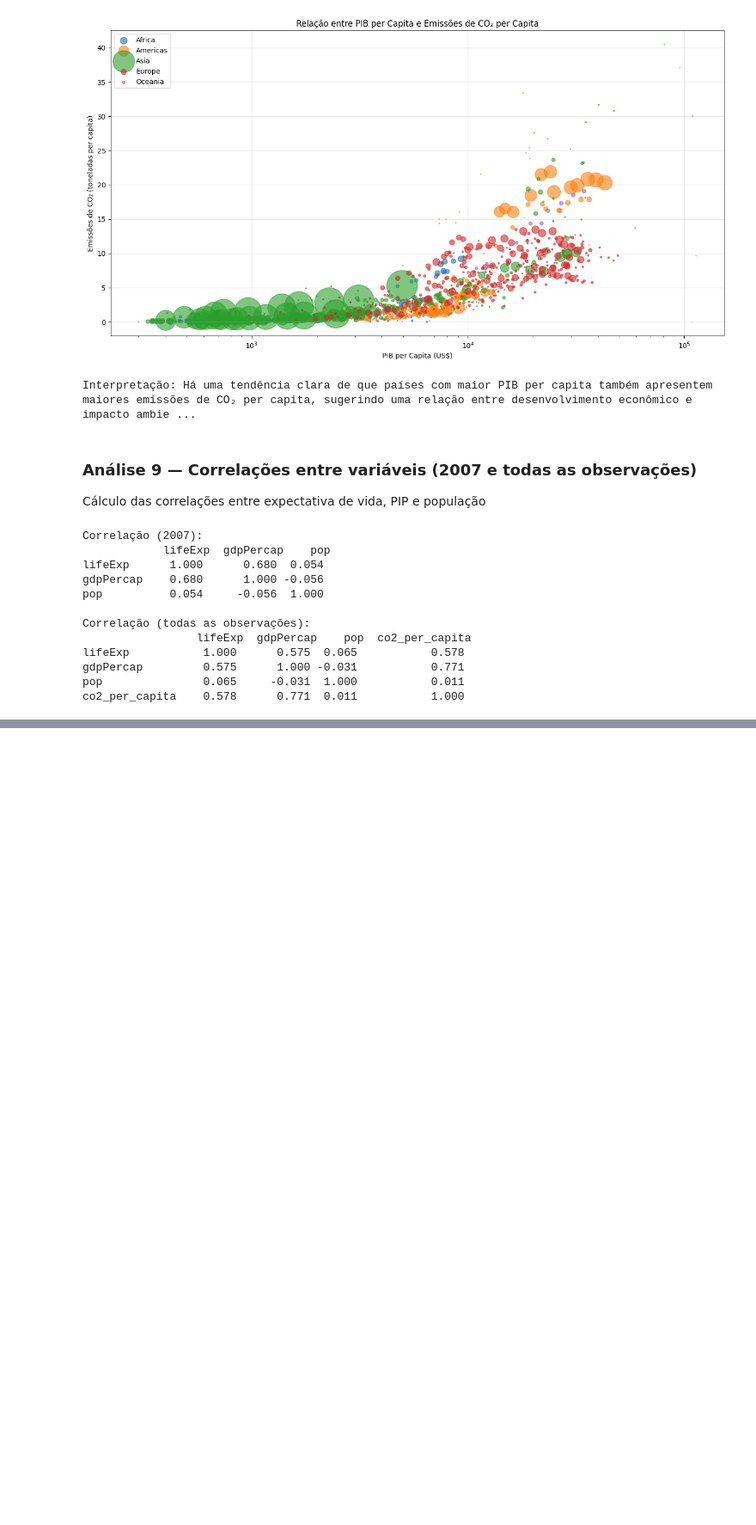
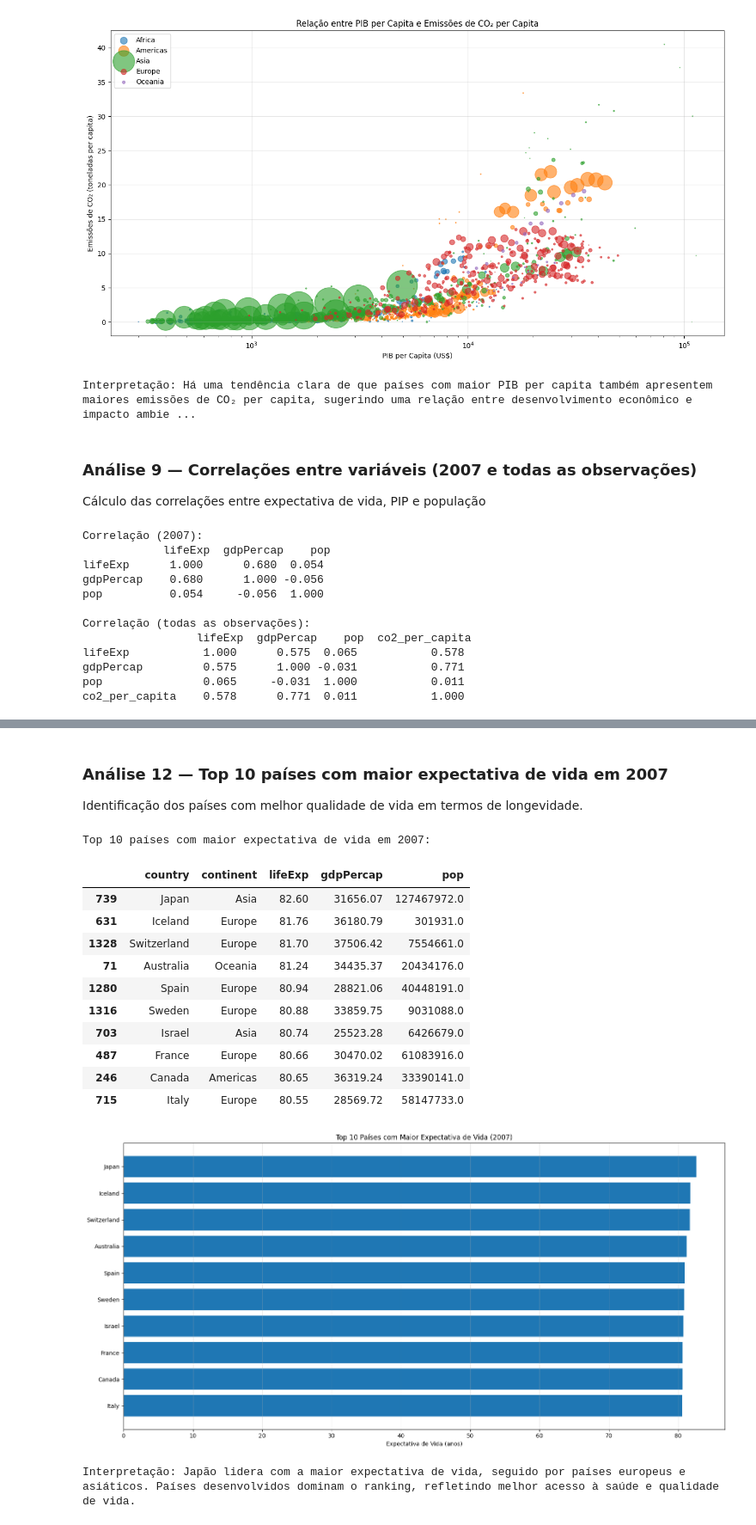
Before and after one commit to kadupenido/python-cd-avaliacao-final-grupo-5, a Jupyter notebook: notebooks/grupo_5_projeto_gapminder.ipynb, the cells around one changed output, grey strips where cells are left out. Shown at 86% size. Saved outputs shown, nothing was run; the diff lists cells and outputs as text; code cells hidden in the pictures; blank space fills up the shorter version.

```diff
--- a/notebooks/grupo_5_projeto_gapminder.ipynb
+++ b/notebooks/grupo_5_projeto_gapminder.ipynb
@@ -322,0 +377,35 @@ co2_per_capita    0.578      0.771  0.011           1.000
+# %% [markdown]
+### Análise 12 — Top 10 países com maior expectativa de vida em 2007
+
+Identificação dos países com melhor qualidade de vida em termos de longevidade.
+# %%
+# Análise 12
+
+# Top 10 países com maior expectativa de vida em 2007
+top10_lifeExp_2007 = ds_2007.nlargest(10, 'lifeExp')[['country', 'continent', 'lifeExp', 'gdpPercap', 'pop']].round(2)
+
+print("Top 10 países com maior expectativa de vida em 2007:")
+display(top10_lifeExp_2007)
+
+# Gráfico de barras horizontais usando função modularizada
+graficos.plotar_barras_horizontais(top10_lifeExp_2007, 'lifeExp', 'country',
+                                  'Top 10 Países com Maior Expectativa de Vida (2007)',
+                                  'Expectativa de Vida (anos)')
+
+# Interpretação
+print('Interpretação: Japão lidera com a maior expectativa de vida, seguido por países europeus e asiáticos. Países desenvolvidos dominam o ranking, refletindo melhor acesso à saúde e qualidade de vida.')
+# %% [output]
+Top 10 países com maior expectativa de vida em 2007:
+|  | country | continent | lifeExp | gdpPercap | pop |
+| 739 | Japan | Asia | 82.60 | 31656.07 | 127467972.0 |
+| 631 | Iceland | Europe | 81.76 | 36180.79 | 301931.0 |
+| 1328 | Switzerland | Europe | 81.70 | 37506.42 | 7554661.0 |
+| 71 | Australia | Oceania | 81.24 | 34435.37 | 20434176.0 |
+| 1280 | Spain | Europe | 80.94 | 28821.06 | 40448191.0 |
+| 1316 | Sweden | Europe | 80.88 | 33859.75 | 9031088.0 |
+| 703 | Israel | Asia | 80.74 | 25523.28 | 6426679.0 |
+| 487 | France | Europe | 80.66 | 30470.02 | 61083916.0 |
+| 246 | Canada | Americas | 80.65 | 36319.24 | 33390141.0 |
+| 715 | Italy | Europe | 80.55 | 28569.72 | 58147733.0 |
+[figure, added]
+Interpretação: Japão lidera com a maior expectativa de vida, seguido por países europeus e asiáticos. Países desenvolvidos dominam o ranking, refletindo melhor acesso à saúde e qualidade de vida.
```
Also changed, not shown: parts of 12 cells of this notebook, 1 other file.
